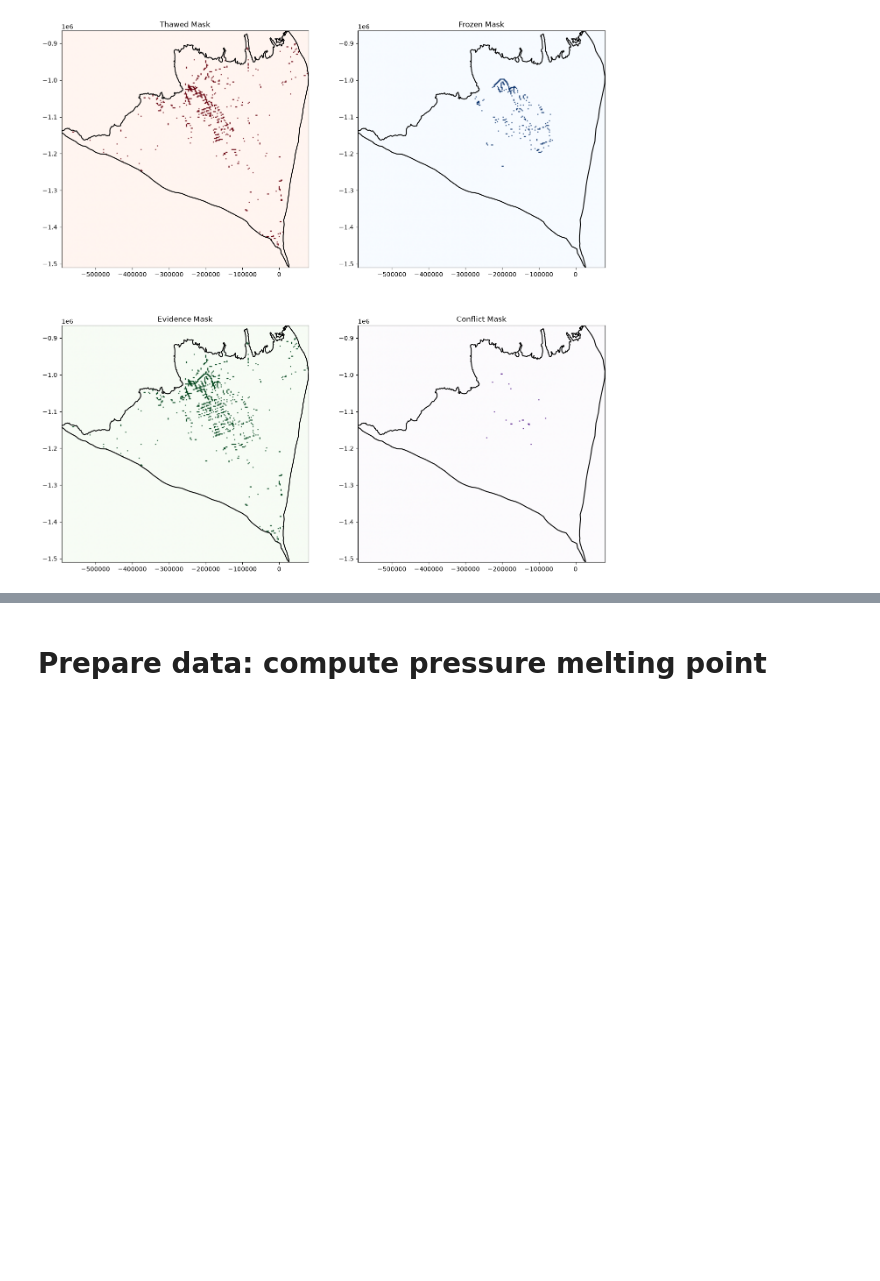
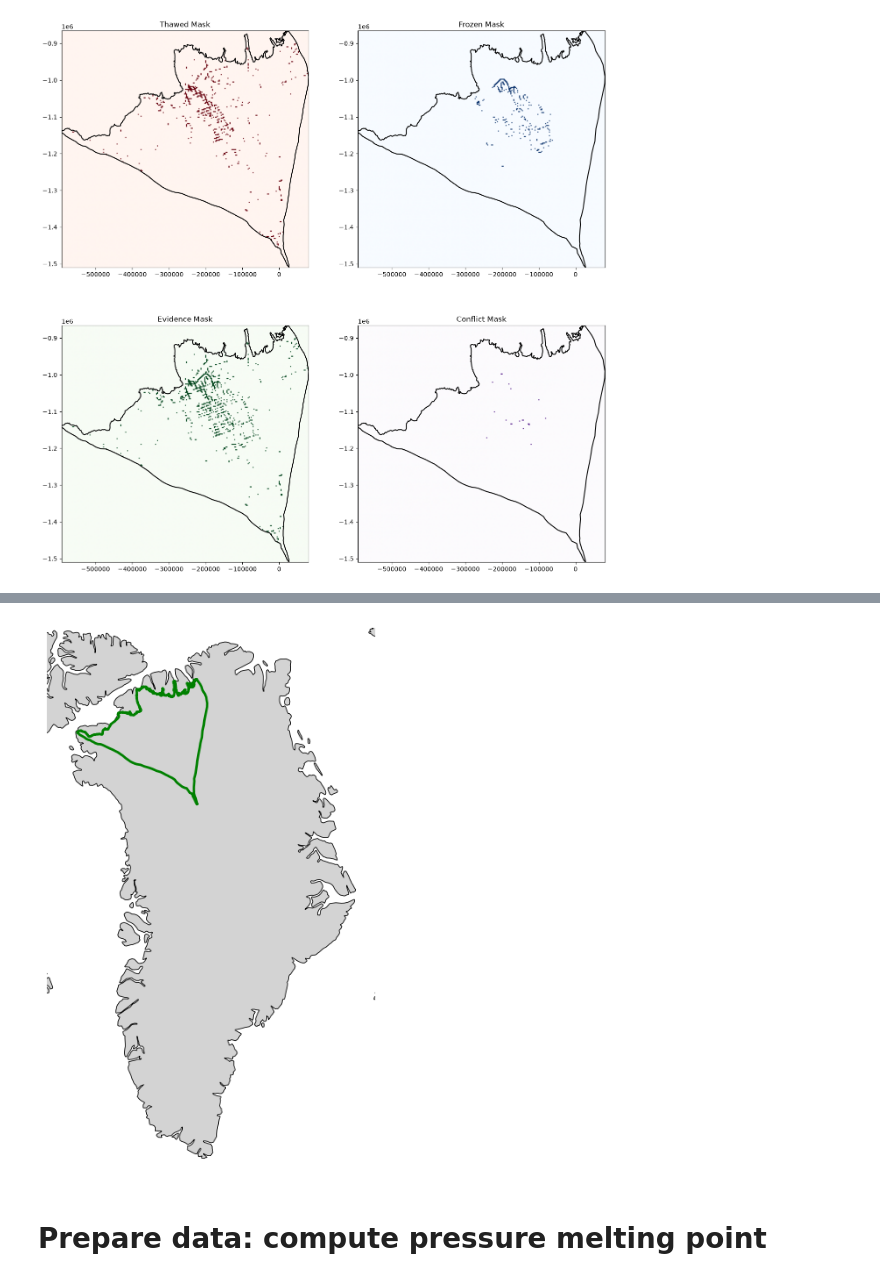
Before and after one commit to alastairyang/petermann-inference, a Jupyter notebook: notebooks/DataPreparation.ipynb, the cells around one changed output, grey strips where cells are left out. Saved outputs shown, nothing was run; the diff lists cells and outputs as text; code cells hidden in the pictures; blank space fills up the shorter version.

```diff
--- a/notebooks/DataPreparation.ipynb
+++ b/notebooks/DataPreparation.ipynb
@@ -601,3 +829,40 @@ plt.show()
+# %%
+import cartopy.crs as ccrs
+import cartopy.feature as cfeature
+
+# Ensure boundary_xy is in meters (EPSG:3413)
+boundary_m = np.asarray(boundary_xy)
+
+# Explicit definition of EPSG:3413 (WGS 84 / NSIDC Sea Ice Polar Stereographic North)
+proj = ccrs.NorthPolarStereo(central_longitude=-45, true_scale_latitude=70)
+
+fig = plt.figure(figsize=(6, 8))
+ax = fig.add_subplot(1, 1, 1, projection=proj)
+
+# Set extent directly in projection meters
+ax.set_xlim(-750000, 950000)
+ax.set_ylim(-3400000, -600000)
+
+# Add Greenland land/coastline from Cartopy's Natural Earth features
+ax.add_feature(cfeature.LAND.with_scale("50m"), facecolor="lightgray", edgecolor="black", linewidth=0.6)
+
+# Plot your polygon domain boundary in green
+ax.plot(
+    boundary_m[:, 0],
+    boundary_m[:, 1],
+    color="green",
+    linewidth=2,
+    transform=proj,
+    zorder=5,
+)
+
+# Make all axes, spines, and ticks invisible
+ax.set_axis_off()
+
+plt.savefig("../figs/greenland_domain_locator.png", dpi=300, bbox_inches="tight", transparent=True)
+plt.show()
+# %% [output]
+[figure, added]
 # %% [markdown]
 # Prepare data: compute pressure melting point
 # %%
```
Also changed, not shown: parts of 4 cells of this notebook, 3 other files.
